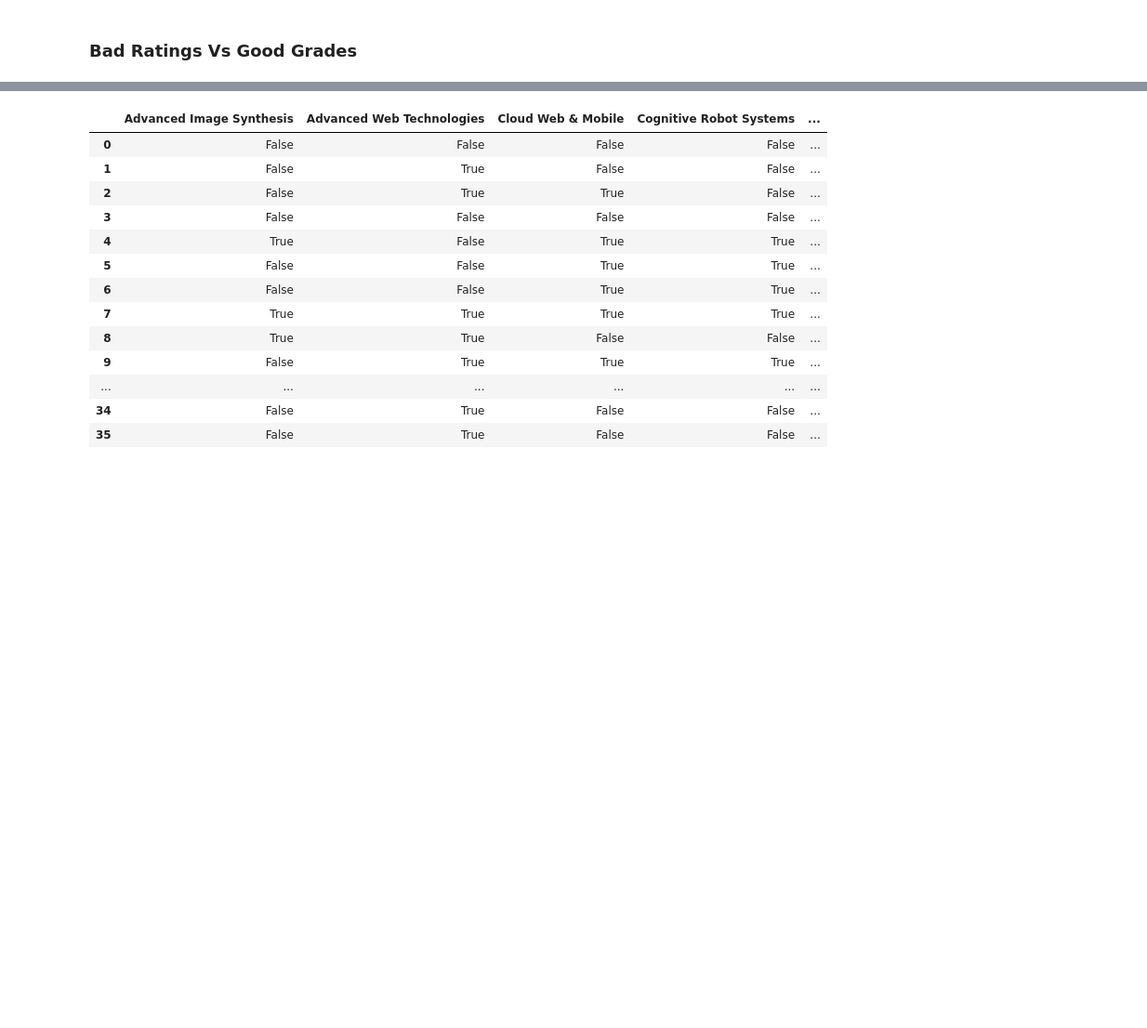
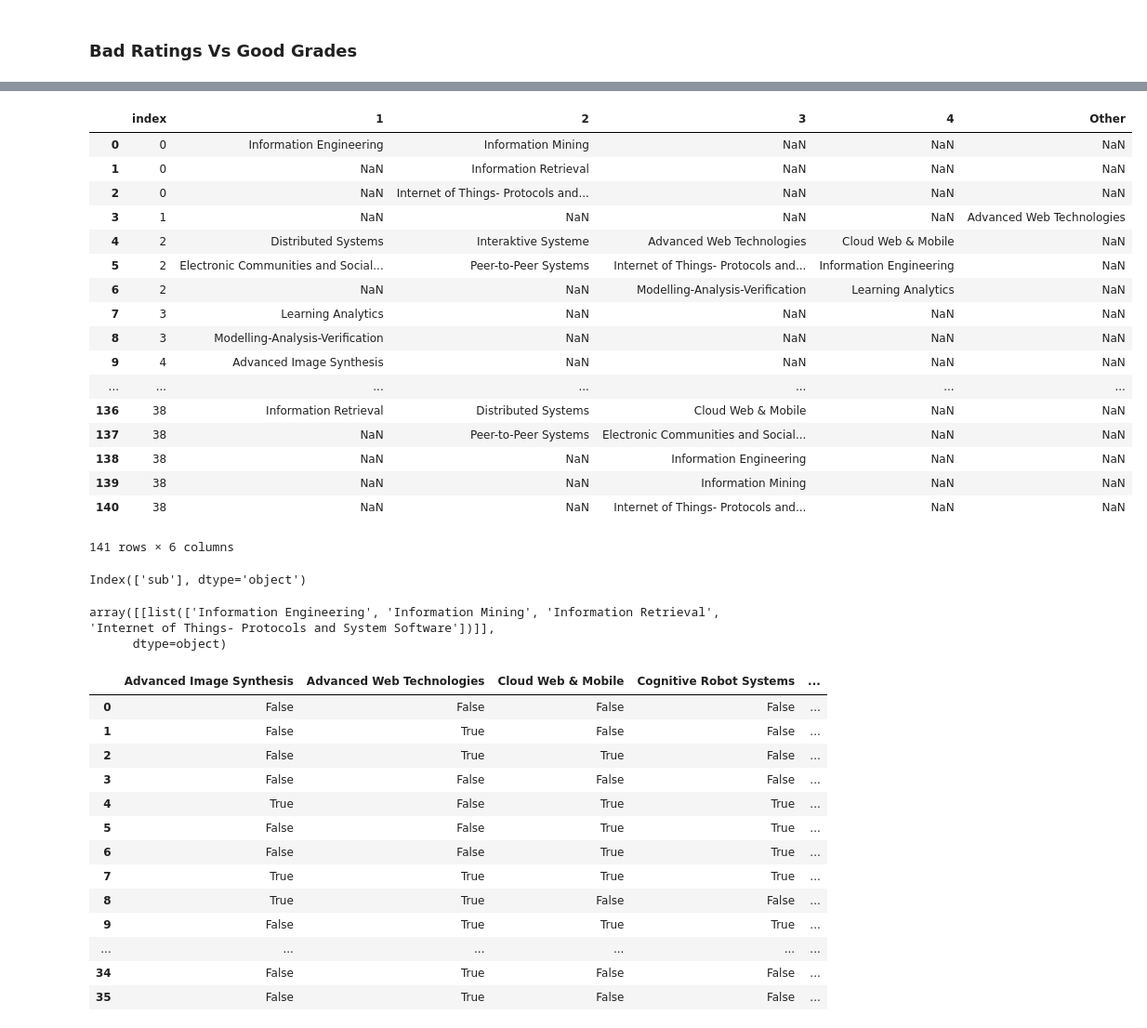
Before and after one commit to jailbird11/iRec_LA, a Jupyter notebook: Experiments.ipynb, the cells around one changed output, grey strips where cells are left out. Shown at 93% size. Cells and saved outputs as stored; diff of their text form; code cells hidden in the pictures; blank space fills up the shorter version.

```diff
--- a/Experiments.ipynb
+++ b/Experiments.ipynb
@@ -205,10 +203,42 @@ df_final=dfrslt_nan.assign(count=dfrslt_nan.groupby(['id','semester']).cumcount(
                         values = 'sub',aggfunc = ''.join).rename_axis(columns = None,index = [None,None])
 # %%
 df_final.to_csv('category1.csv')
+# %%
+df_final_s=df_final.droplevel(1).reset_index()
+# %%
+df_final_s
+# %% [output]
+|  | index | 1 | 2 | 3 | 4 | Other |
+| 0 | 0 | Information Engineering | Information Mining | NaN | NaN | NaN |
+| 1 | 0 | NaN | Information Retrieval | NaN | NaN | NaN |
+| 2 | 0 | NaN | Internet of Things- Protocols and... | NaN | NaN | NaN |
+| 3 | 1 | NaN | NaN | NaN | NaN | Advanced Web Technologies |
+| 4 | 2 | Distributed Systems | Interaktive Systeme | Advanced Web Technologies | Cloud Web & Mobile | NaN |
+| 5 | 2 | Electronic Communities and Social... | Peer-to-Peer Systems | Internet of Things- Protocols and... | Information Engineering | NaN |
+| 6 | 2 | NaN | NaN | Modelling-Analysis-Verification | Learning Analytics | NaN |
+| 7 | 3 | Learning Analytics | NaN | NaN | NaN | NaN |
+| 8 | 3 | Modelling-Analysis-Verification | NaN | NaN | NaN | NaN |
+| 9 | 4 | Advanced Image Synthesis | NaN | NaN | NaN | NaN |
+| ... | ... | ... | ... | ... | ... | ... |
+| 136 | 38 | Information Retrieval | Distributed Systems | Cloud Web & Mobile | NaN | NaN |
+| 137 | 38 | NaN | Peer-to-Peer Systems | Electronic Communities and Social... | NaN | NaN |
+| 138 | 38 | NaN | NaN | Information Engineering | NaN | NaN |
+| 139 | 38 | NaN | NaN | Information Mining | NaN | NaN |
+| 140 | 38 | NaN | NaN | Internet of Things- Protocols and... | NaN | NaN |
+141 rows × 6 columns
 # %%
 df_processed=df_subs1.groupby('id').sub.apply(list).reset_index()
 # %%
 df_processed.set_index('id',inplace=True)
+# %%
+df_processed.index
+# %% [output]
+Index(['sub'], dtype='object')
+# %%
+df_processed[df_processed.index==0].values
+# %% [output]
+array([[list(['Information Engineering', 'Information Mining', 'Information Retrieval', 'Internet of Things- Protocols and System Software'])]],
+      dtype=object)
 # %%
 dataset=list(df_processed['sub'].values)
 # %%
```
Also changed, not shown: parts of 70 cells of this notebook.
